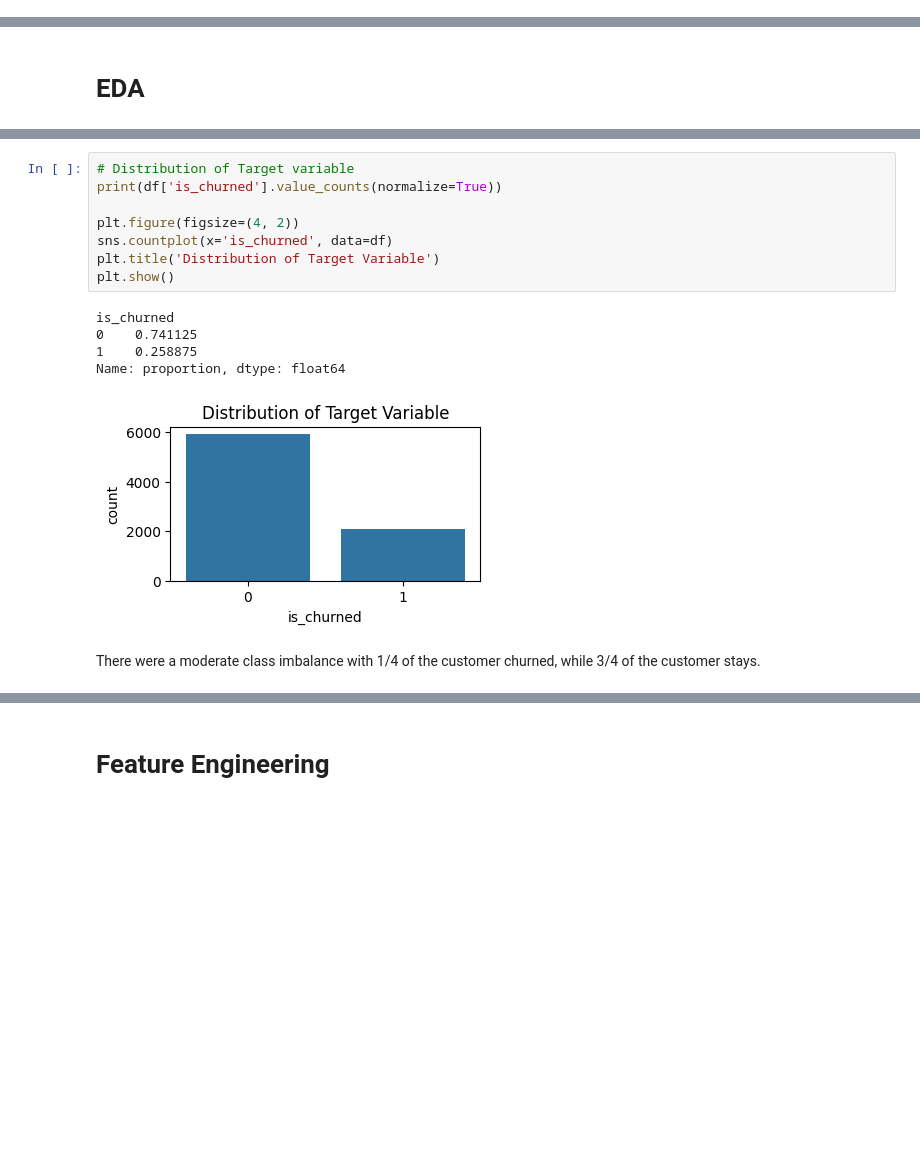
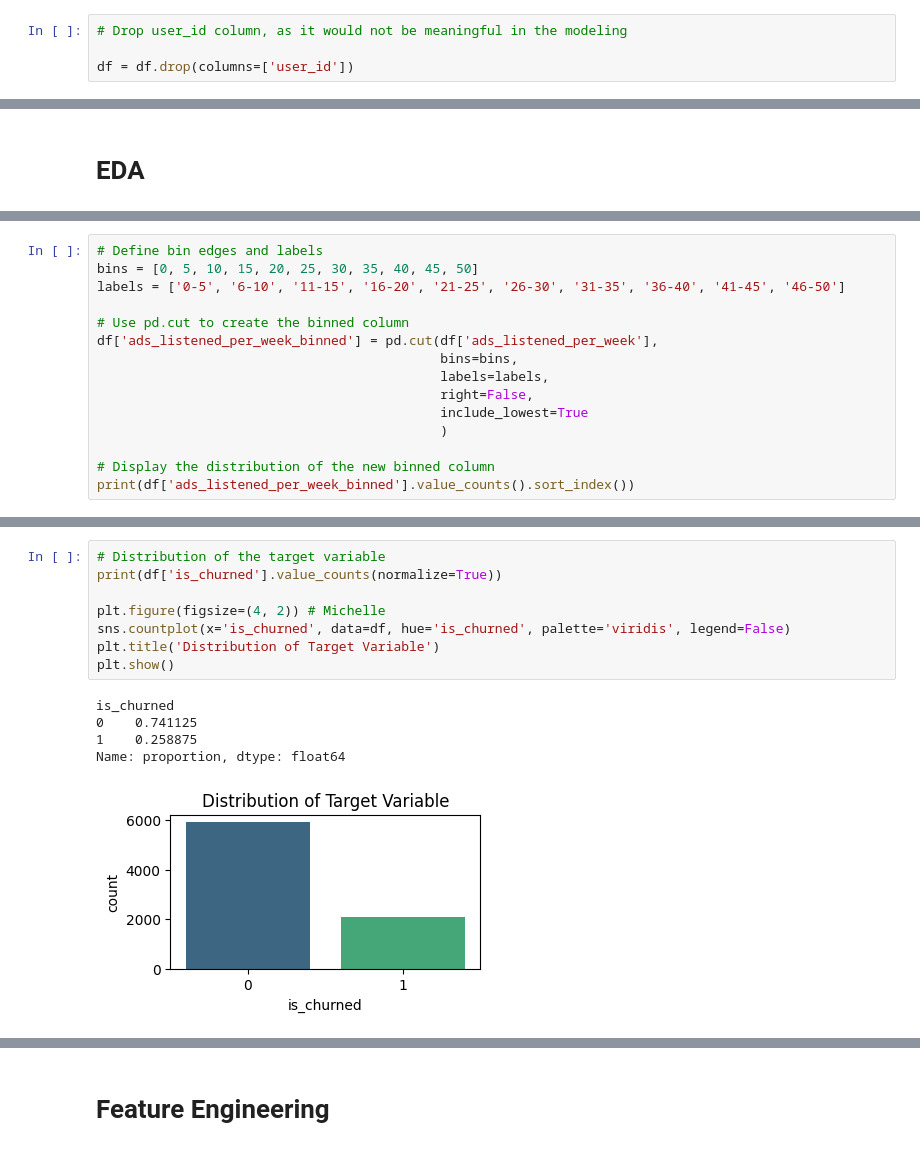
Before and after one commit to xuany823/ADS505_Final_Project, a Jupyter notebook: Spotify_Churn.ipynb, the cells around one changed output, grey strips where cells are left out. Drawn from its saved outputs; the diff is of its cells as text; blank space fills up the shorter version.

```diff
--- a/Spotify_Churn.ipynb
+++ b/Spotify_Churn.ipynb
@@ -113,3 +148,7 @@ memory usage: 750.1+ KB
+# %%
+# Drop user_id column, as it would not be meaningful in the modeling
+
+df = df.drop(columns=['user_id'])
 # %%
 # Getting some basic statistics for the variables
 
@@ -155,0 +339,15 @@ There were no missing values in the dataset.
+# %%
+# Define bin edges and labels
+bins = [0, 5, 10, 15, 20, 25, 30, 35, 40, 45, 50]
+labels = ['0-5', '6-10', '11-15', '16-20', '21-25', '26-30', '31-35', '36-40', '41-45', '46-50']
+
+# Use pd.cut to create the binned column
+df['ads_listened_per_week_binned'] = pd.cut(df['ads_listened_per_week'],
+                                            bins=bins,
+                                            labels=labels,
+                                            right=False,
+                                            include_lowest=True
+                                            )
+
+# Display the distribution of the new binned column
+print(df['ads_listened_per_week_binned'].value_counts().sort_index())
@@ -156,16 +404,14 @@ There were no missing values in the dataset.
 # %%
-# Distribution of Target variable
+# Distribution of the target variable
 print(df['is_churned'].value_counts(normalize=True))
 
-plt.figure(figsize=(4, 2))
-sns.countplot(x='is_churned', data=df)
+plt.figure(figsize=(4, 2)) # Michelle
+sns.countplot(x='is_churned', data=df, hue='is_churned', palette='viridis', legend=False)
 plt.title('Distribution of Target Variable')
 plt.show()
 # %% [output]
 is_churned
 0    0.741125
 1    0.258875
 Name: proportion, dtype: float64
-[figure, old version]
+[figure, new version]
-# %% [markdown]
-There were a moderate class imbalance with 1/4 of the customer churned, while 3/4 of the customer stays.
```
Also changed, not shown: parts of 75 cells of this notebook.
